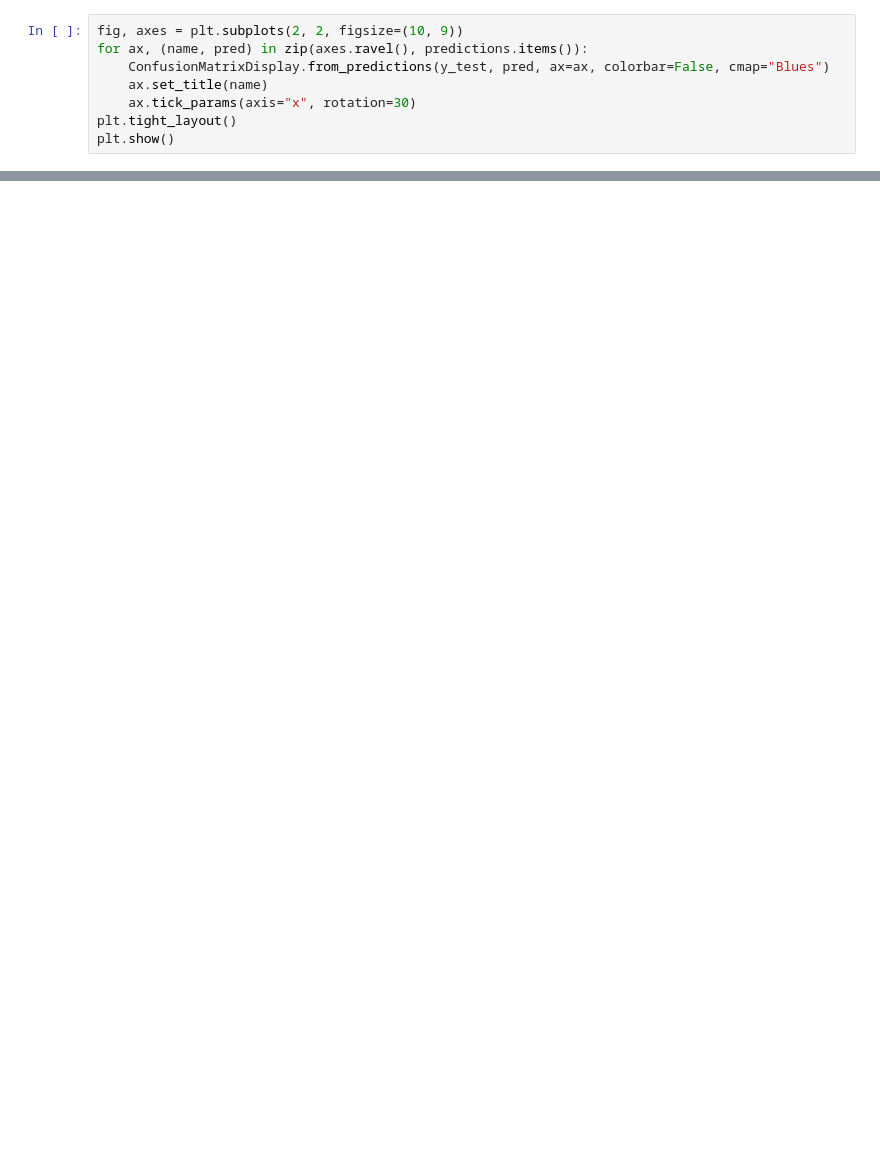
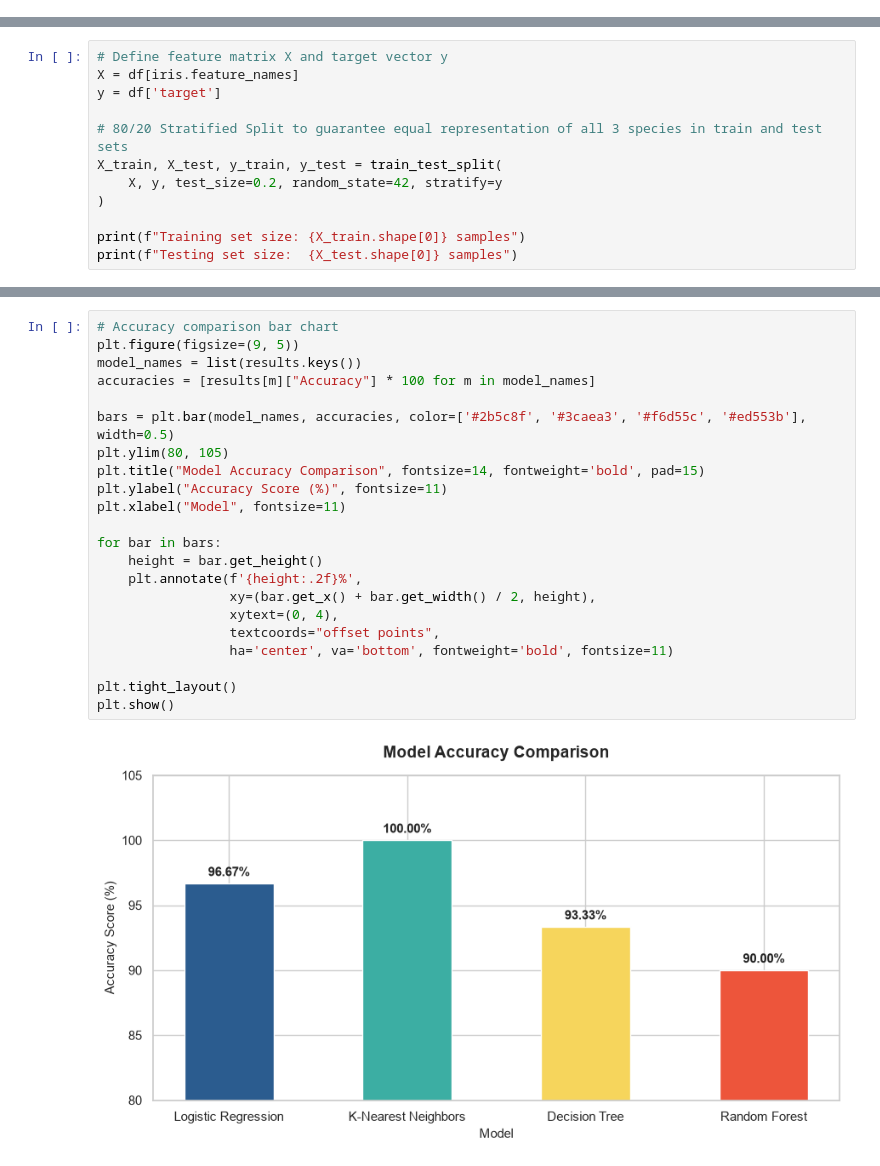
Before and after one commit to Rutujakoshti24-lab/OIBSIP-DataScience-Task1-IrisFlowerClassification, a Jupyter notebook: iris_classification.ipynb, the cells around one changed output, grey strips where cells are left out. Saved outputs shown, nothing was run; the diff lists cells and outputs as text; blank space fills up the shorter version.

```diff
--- a/iris_classification.ipynb
+++ b/iris_classification.ipynb
@@ -202,8 +0,0 @@ weighted avg       0.90      0.90      0.90        30
-# %%
-fig, axes = plt.subplots(2, 2, figsize=(10, 9))
-for ax, (name, pred) in zip(axes.ravel(), predictions.items()):
-    ConfusionMatrixDisplay.from_predictions(y_test, pred, ax=ax, colorbar=False, cmap="Blues")
-    ax.set_title(name)
-    ax.tick_params(axis="x", rotation=30)
-plt.tight_layout()
-plt.show()
@@ -238,0 +179,12 @@ from petal/sepal measurements. Nearly every remaining error is a *Versicolor ↔
+# %%
+# Define feature matrix X and target vector y
+X = df[iris.feature_names]
+y = df['target']
+
+# 80/20 Stratified Split to guarantee equal representation of all 3 species in train and test sets
+X_train, X_test, y_train, y_test = train_test_split(
+    X, y, test_size=0.2, random_state=42, stratify=y
+)
+
+print(f"Training set size: {X_train.shape[0]} samples")
+print(f"Testing set size:  {X_test.shape[0]} samples")
@@ -238,0 +271,24 @@ from petal/sepal measurements. Nearly every remaining error is a *Versicolor ↔
+# %%
+# Accuracy comparison bar chart
+plt.figure(figsize=(9, 5))
+model_names = list(results.keys())
+accuracies = [results[m]["Accuracy"] * 100 for m in model_names]
+
+bars = plt.bar(model_names, accuracies, color=['#2b5c8f', '#3caea3', '#f6d55c', '#ed553b'], width=0.5)
+plt.ylim(80, 105)
+plt.title("Model Accuracy Comparison", fontsize=14, fontweight='bold', pad=15)
+plt.ylabel("Accuracy Score (%)", fontsize=11)
+plt.xlabel("Model", fontsize=11)
+
+for bar in bars:
+    height = bar.get_height()
+    plt.annotate(f'{height:.2f}%',
+                 xy=(bar.get_x() + bar.get_width() / 2, height),
+                 xytext=(0, 4),
+                 textcoords="offset points",
+                 ha='center', va='bottom', fontweight='bold', fontsize=11)
+
+plt.tight_layout()
+plt.show()
+# %% [output]
+[figure, added]
```
Also changed, not shown: parts of 45 cells of this notebook, 10 other files.
